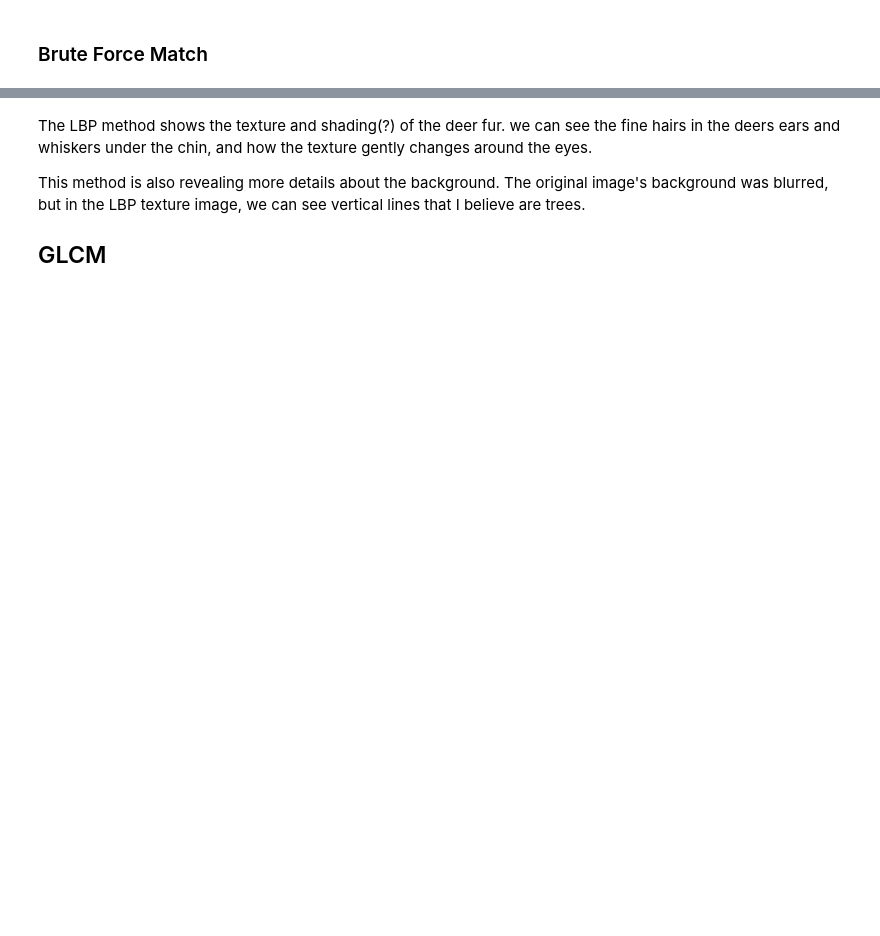
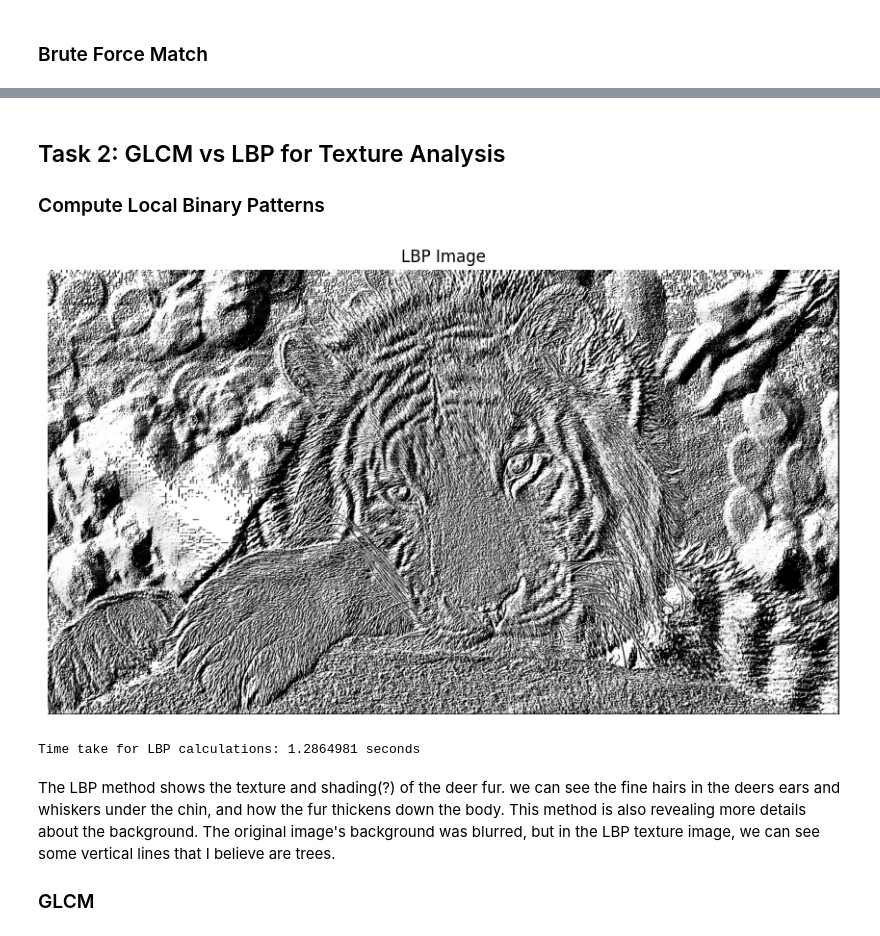
Before and after one commit to rstrauss127/Computer_Vision_Notebooks, a Jupyter notebook: code.ipynb, the cells around one changed output, grey strips where cells are left out. Drawn from its saved outputs; the diff is of its cells as text; code cells hidden in the pictures; blank space fills up the shorter version.

```diff
--- a/code.ipynb
+++ b/code.ipynb
@@ -140,8 +161,32 @@ LBP Histogram: [0.04539375 0.02932083 0.01985625 0.01206875 0.00881667 0.0082562
+# %% [markdown]
+## Task 2: GLCM vs LBP for Texture Analysis
+### Compute Local Binary Patterns
+# %%
+def draw_lbp_texture(image, p=24, r=3, meth = 'default'):
+    # Start performance timer
+    start_time = cv2.getTickCount()
+    # Calculate local binary patterns, with p Points with radius of r
+    lbp = local_binary_pattern(image, P = p, R = r, method = meth)
+    # End timer
+    end_time = cv2.getTickCount()
+    # Calculate execution time
+    time_taken = (end_time - start_time) / cv2.getTickFrequency()
+
+    # Plot
+    plt.figure(figsize=(12, 6))
+    plt.imshow(lbp, cmap='gray')
+    plt.title("LBP Image")
+    plt.axis('off')
+    plt.show()
+
+    print(f'Time take for LBP calculations: {time_taken} seconds')
+draw_lbp_texture(image)
+# %% [output]
+[figure, added]
+Time take for LBP calculations: 1.2864981 seconds
 # %% [markdown]
-The LBP method shows the texture and shading(?) of the deer fur. we can see the fine hairs in the deers ears and whiskers under the chin, and  how the texture gently changes around the eyes.
+The LBP method shows the texture and shading(?) of the deer fur. we can see the fine hairs in the deers ears and whiskers under the chin, and  how the fur thickens down the body.
+This method is also revealing more details about the background. The original image's background was blurred, but in the LBP texture image, we can see some vertical lines that I believe are trees.
 
-This method is also revealing more details about the background. The original image's background was blurred, but in the LBP texture image, we can see vertical lines that I believe are trees.
-
-
-## GLCM
+### GLCM
 # %%
```
Also changed, not shown: parts of 22 cells of this notebook, 1 other file.
